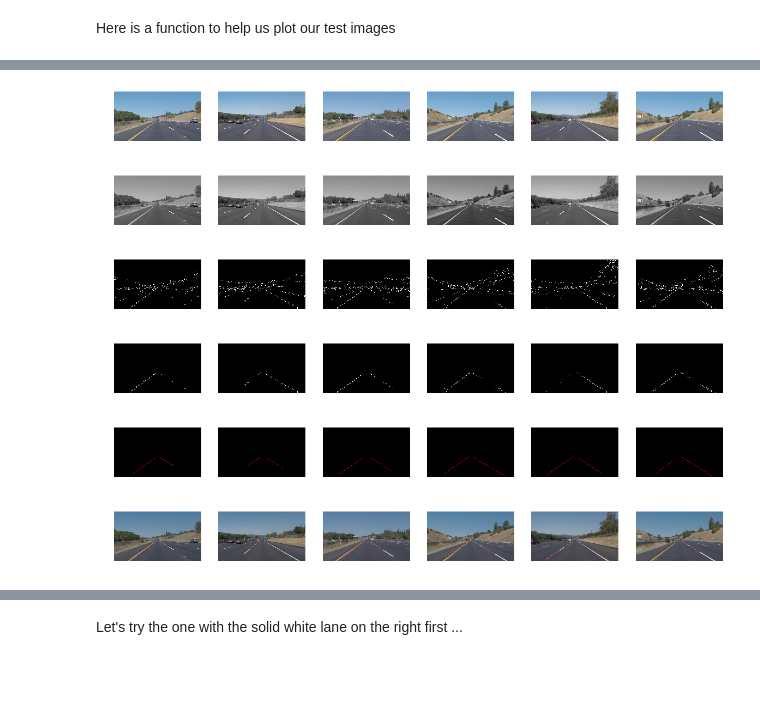
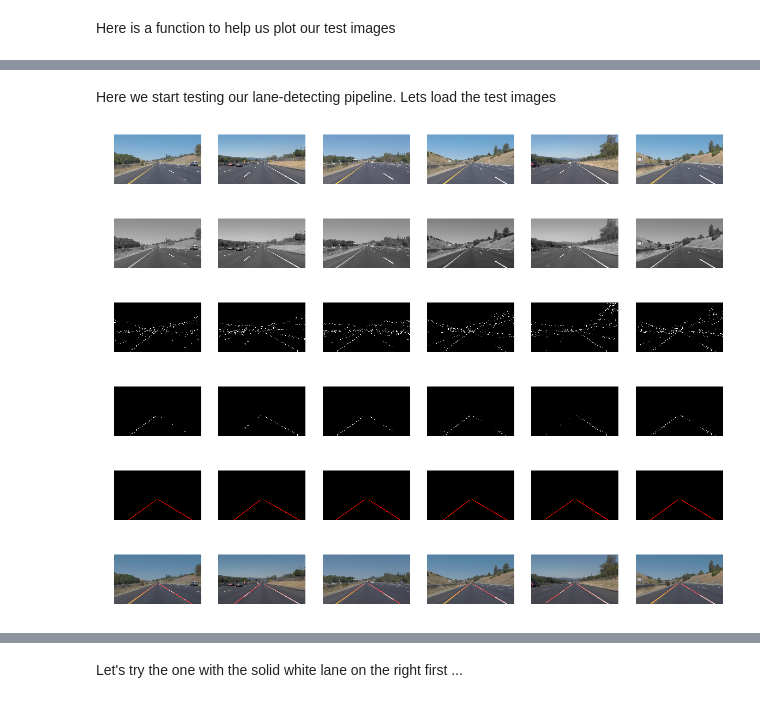
Before and after one commit to glazari/Self-Driving-Car-NanoDegree, a Jupyter notebook: CarND-LaneLines-P1/P1.ipynb, the cells around one changed output, grey strips where cells are left out. Cells and saved outputs as stored; diff of their text form; code cells hidden in the pictures; blank space fills up the shorter version.

```diff
--- a/CarND-LaneLines-P1/P1.ipynb
+++ b/CarND-LaneLines-P1/P1.ipynb
@@ -297,18 +295,28 @@ plt.imshow(images[i], cmap='gray')
+# %% [markdown]
+Here we start testing our lane-detecting pipeline. Lets load the test images
 # %%
-#print('original images')
+#Original Images
+image_names = os.listdir("test_images/")
+
+images = []
+imgs = []
+for image_name in image_names:
+    images.append(mpimg.imread('test_images/'+image_name))
+    imgs.append(mpimg.imread('test_images/'+image_name))
+n = len(images)
+
 plot_examples(images)
-# TODO: Build your pipeline that will draw lane lines on the test_images
-#Grey scale
+
+
+#Grey scale images
 for i in range(n):
     images[i] = grayscale(images[i])
-#print('gray scaled images')
 plot_examples(images)
 
 #Canny Edges
 for i in range(n):
     images[i] = gaussian_blur(images[i],3)
     images[i] = canny(images[i],50,150)
-#print('Edges of images')
 plot_examples(images)
 
 
@@ -316,37 +324,34 @@ plot_examples(images)
 y_size, x_size = images[0].shape
 vertices = np.array([(x_size*0.05,y_size),
                      (x_size*0.48,y_size*0.59),
                      (x_size*0.52,y_size*0.59),
                      (x_size*0.95,y_size)])
 for i in range(n):
     images[i] = region_of_interest(images[i], np.int32([vertices]))
-#print('lines in region of interrest')
 plot_examples(images)
 
 #Hough transform
 rho = 1
 theta = math.pi/180
 threshold = 10
 min_line_len = 5
 max_line_gap = 5
 for i in range(n):
     images[i] = hough_lines(images[i], rho, theta, threshold, min_line_len, max_line_gap)
-#print('lines joining  edges')
+    images[i] = region_of_interest(images[i], np.int32([vertices]))
 plot_examples(images)
 
 
-results = []
+#Adding lines to original iamge
 for i in range(n):
     images[i] = weighted_img(images[i], imgs[i], α=0.8, β=1., λ=0.)
-#print('lines over original image')
 plot_examples(images)
-#Extrapolate
 
 # then save them to the test_images directory.
 # %% [output]
 [figure]
 [figure]
 [figure]
 [figure]
-[figure, old version]
+[figure, new version]
 [figure]
```
Also changed, not shown: parts of 21 cells of this notebook, 1 other file.
